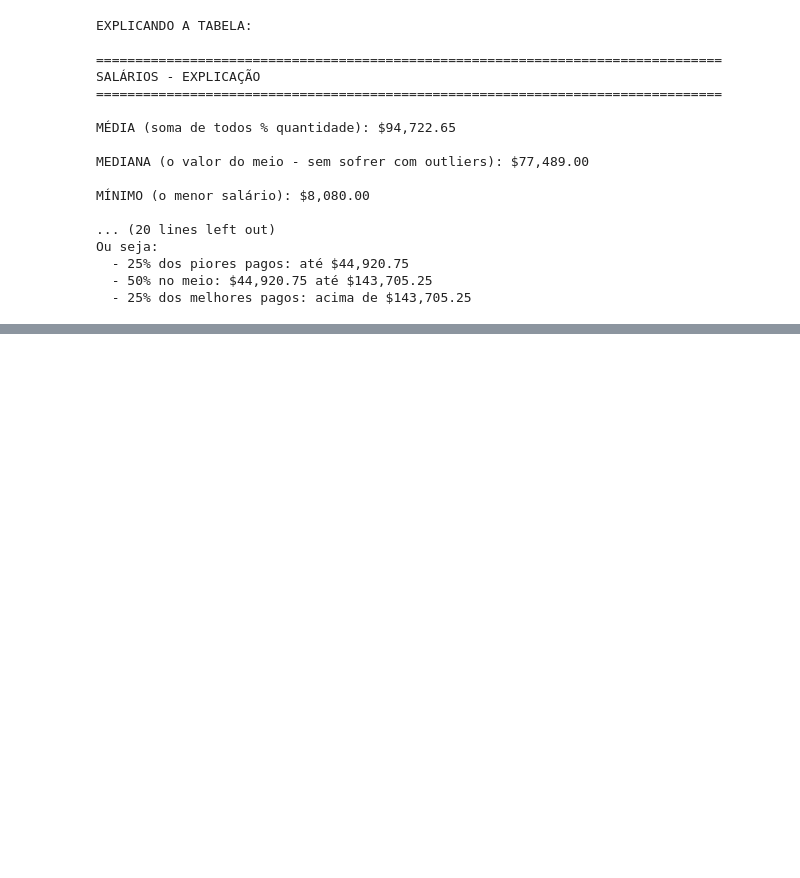
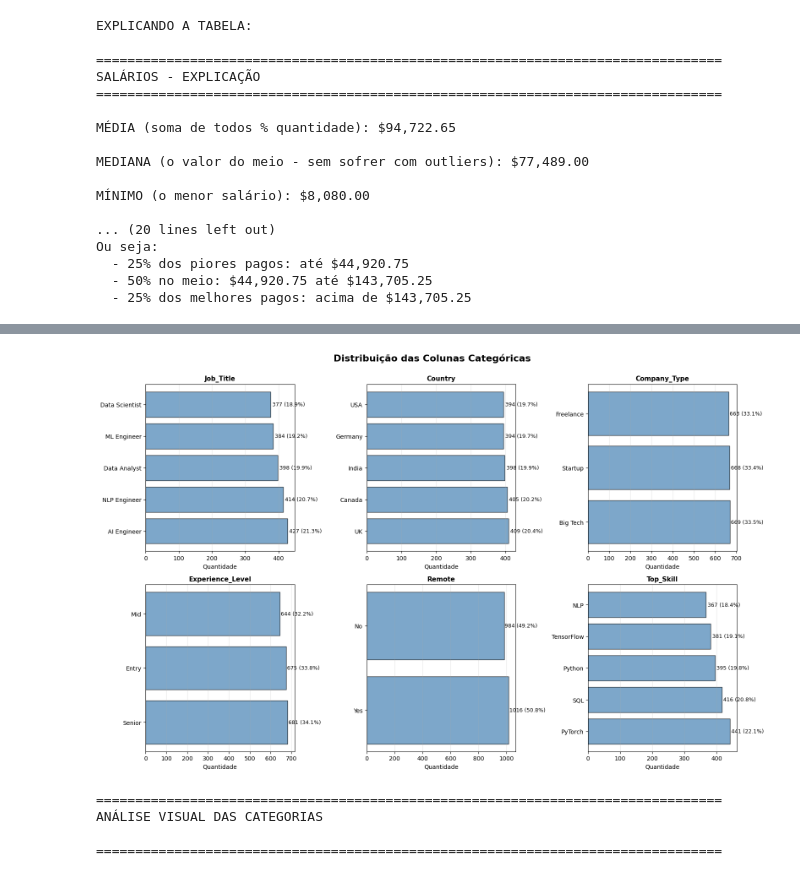
Before and after one commit to igortude/aprendendo-estatistica-ml, a Jupyter notebook: 01_Fundamentos_Estatistica/00_Python_Basico_Para_Ciencia_de_Dados.ipynb, the cells around one changed output, grey strips where cells are left out. Saved outputs shown, nothing was run; the diff lists cells and outputs as text; code cells hidden in the pictures; blank space fills up the shorter version.

```diff
--- a/01_Fundamentos_Estatistica/00_Python_Basico_Para_Ciencia_de_Dados.ipynb
+++ b/01_Fundamentos_Estatistica/00_Python_Basico_Para_Ciencia_de_Dados.ipynb
@@ -298,0 +578,42 @@ Ou seja:
+# %%
+#Célula 12: Gráficos das colunas categóricas
+
+import matplotlib.pyplot as plt
+
+# Criar figura com vários gráficos
+fig, axes = plt.subplots(2, 3, figsize=(16, 10))
+fig.suptitle('Distribuição das Colunas Categóricas', fontsize=16, fontweight='bold', y=1.00)
+
+# Achatar o array de axes para ficar mais fácil iterar
+axes = axes.flatten()
+
+# Definir as colunas categóricas
+colunas_cat = ['Job_Title', 'Country', 'Company_Type', 'Experience_Level', 'Remote', 'Top_Skill']
+
+# Criar um gráfico para cada coluna
+for idx, coluna in enumerate(colunas_cat):
+    contagem = df[coluna].value_counts()
+
+    # Gráfico de barras horizontal
+    axes[idx].barh(contagem.index, contagem.values, color='steelblue', edgecolor='black', alpha=0.7)
+    axes[idx].set_xlabel('Quantidade', fontsize=10)
+    axes[idx].set_title(f'{coluna}', fontsize=11, fontweight='bold')
+    axes[idx].grid(axis='x', alpha=0.3)
+
+    # Adicionar números nas barras
+    for i, v in enumerate(contagem.values):
+        percentual = (v / len(df)) * 100
+        axes[idx].text(v + 5, i, f'{v} ({percentual:.1f}%)', va='center', fontsize=9)
+
+plt.tight_layout()
+plt.show()
+
+print("\n" + "="*80)
+print("ANÁLISE VISUAL DAS CATEGORIAS")
+print("\n" + "="*80)
+# %% [output]
+[figure, added]
+================================================================================
+ANÁLISE VISUAL DAS CATEGORIAS
+
+================================================================================
```
Also changed, not shown: parts of 7 cells of this notebook, 4 other files.
